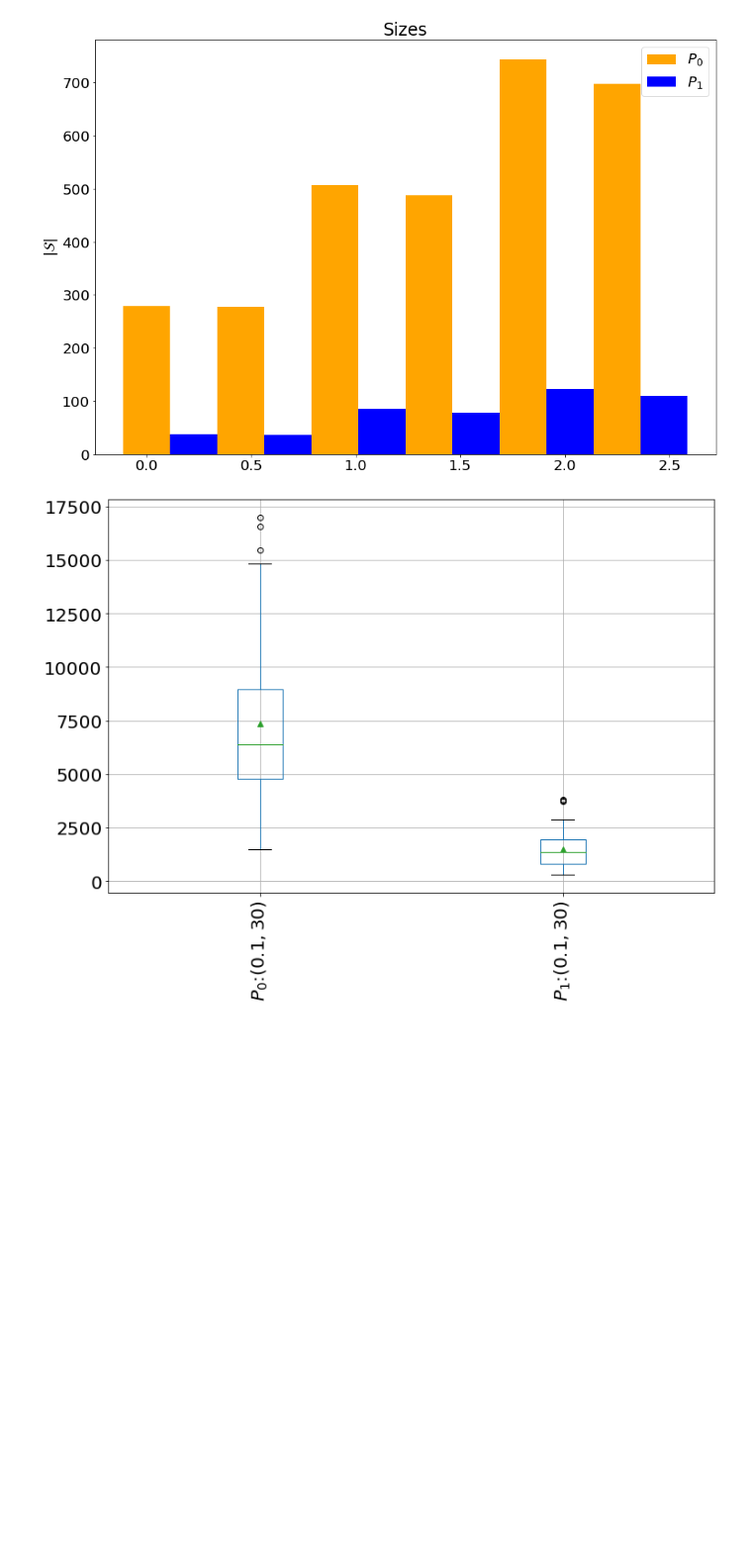
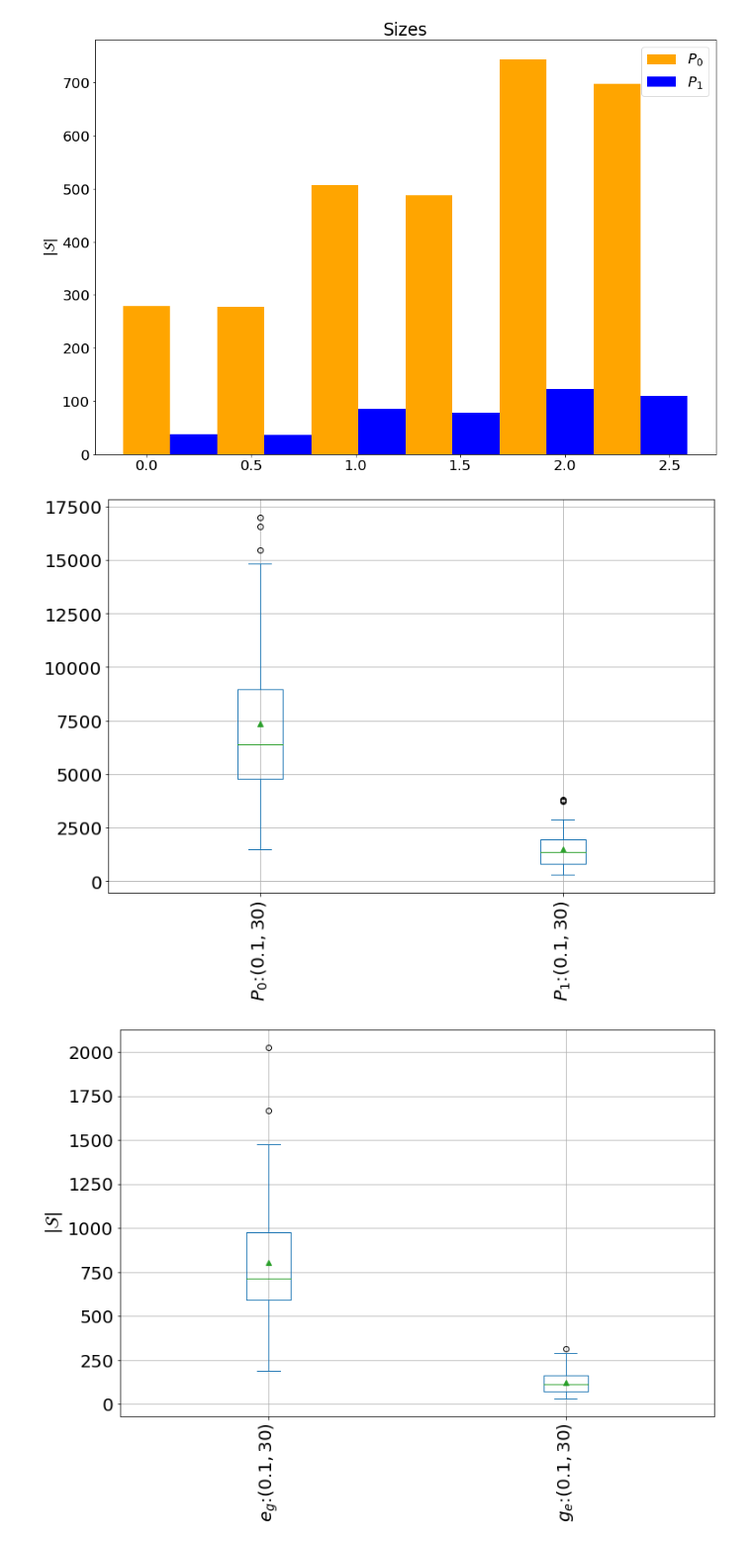
Before and after one commit to mati3230/ODA, a Jupyter notebook: analyze_cross.ipynb, the cells around one changed output. Shown: that part at 99% size. Saved outputs shown, nothing was run; the diff lists cells and outputs as text; code cells hidden in the pictures; blank space fills up the shorter version.

```diff
--- a/analyze_cross.ipynb
+++ b/analyze_cross.ipynb
@@ -241,7 +241,7 @@ def plot_bar(x, df, ylabel, labels, title, miny=None, maxy=None, xticks=None):
     plt.ylabel(ylabel)
     #plt.show()
 # %%
-def plot_df(cp_args, n_cp_args, stats_list, ex_cols, col_names, title=None, use_log=False, describe=False, print_latex=False, val_multiplier=1):
+def plot_df(cp_args, n_cp_args, stats_list, ex_cols, col_names, title=None, use_log=False, describe=False, print_latex=False, val_multiplier=1, ylabel=None, xlabel=None):
     df_all = None
     for i in range(n_cp_args):
         ex_cols_ = ex_cols.copy()
@@ -272,6 +272,6 @@ def plot_df(cp_args, n_cp_args, stats_list, ex_cols, col_names, title=None, use_
         df_desc = df_desc * val_multiplier
         latex_str = df_desc.to_latex(escape=False, float_format="%.2f")
         print(latex_str)
-    df_all.plot(kind="box", figsize=(12,8), rot=90, title=title, grid=True, showmeans=True)
+    df_all.plot(kind="box", figsize=(12,8), rot=90, title=title, grid=True, showmeans=True, ylabel=ylabel, xlabel=xlabel)
 # %%
 df_desc = stats_list[0][2].describe(include="all")
@@ -316,4 +331,12 @@ plot_df(cp_args=cp_args, n_cp_args=n_cp_args, stats_list=stats_list,
 if save_images:
     plt.savefig("edges_P0P1.png", bbox_inches="tight")
 # %% [output]
-[figure, old version]
+[figure, new version]
+# %%
+plot_df(cp_args=cp_args, n_cp_args=n_cp_args, stats_list=stats_list,
+        col_names=[r"$e_g$:", r"$g_e$:"],
+       ex_cols=["|S_P0|", "|S_P1|"], ylabel=r"$|\mathcal{S}|$", xlabel="input graph")
+if save_images:
+    plt.savefig("sizes_cross_e_g.png", bbox_inches="tight")
+# %% [output]
+[figure, added]
```
Also changed, not shown: parts of 1 cell of this notebook, 6 other files.
